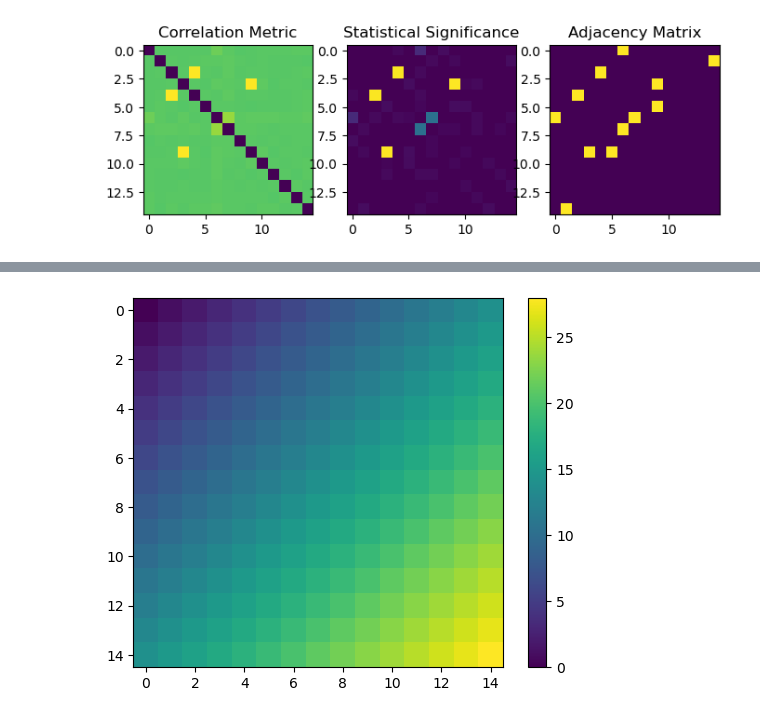
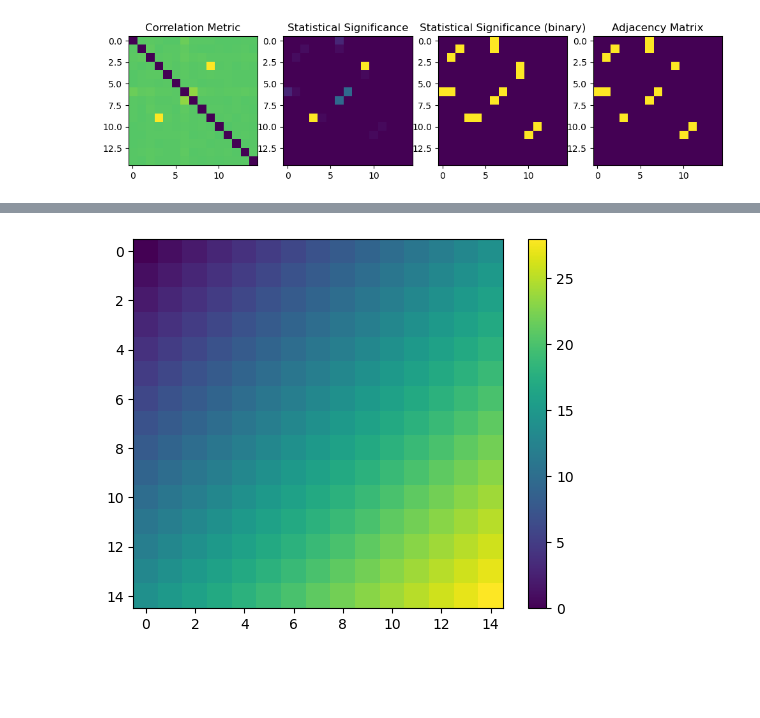
Before and after one commit to david-strahl/quasibi-europe, a Jupyter notebook: code/adjecency_matrix.ipynb, the cells around one changed output, grey strips where cells are left out. Cells and saved outputs as stored; diff of their text form; code cells hidden in the pictures; blank space fills up the shorter version.

```diff
--- a/code/adjecency_matrix.ipynb
+++ b/code/adjecency_matrix.ipynb
@@ -9,7 +9,11 @@ import quasibi
 importlib.reload(quasibi);
 # %%
 ys = np.random.random(size=(15, 400))
-ys[2, 40] = np.nan
-ys[2] = ys[4]
+ys[2] = np.sin(np.linspace(0, 3*np.pi, 400))
 ys[3] = -ys[9]
 ys[6] = 0.5*ys[0] + ys[7]
+# %%
+%%time
+
+C, S = quasibi.correlation_matrix(ys, metric=quasibi.rmd, n_surrogates=100)
+A = quasibi.adjacency_matrix(C, S)
@@ -16,17 +26,15 @@ ys[6] = 0.5*ys[0] + ys[7]
 # %%
-%%time
-
-C, S = quasibi.correlation_matrix(ys, metric=quasibi.rmd)
-A = quasibi.adjacency_matrix(C, S)
-
-plt.figure(figsize=(8, 3))
-ax = plt.subplot(131)
+plt.figure(figsize=(12, 3))
+ax = plt.subplot(141)
 ax.imshow(C)
 ax.set_title("Correlation Metric")
-ax = plt.subplot(132)
+ax = plt.subplot(142)
 ax.imshow(S)
 ax.set_title("Statistical Significance")
-ax = plt.subplot(133)
+ax = plt.subplot(143)
+ax.imshow(S > 0)
+ax.set_title("Statistical Significance (binary)")
+ax = plt.subplot(144)
 ax.imshow(A)
 ax.set_title("Adjacency Matrix")
 plt.show()
@@ -37 +42 @@ plt.show()
-[figure, old version]
+[figure, new version]
```
Also changed, not shown: parts of 2 cells of this notebook, 58 other files.
